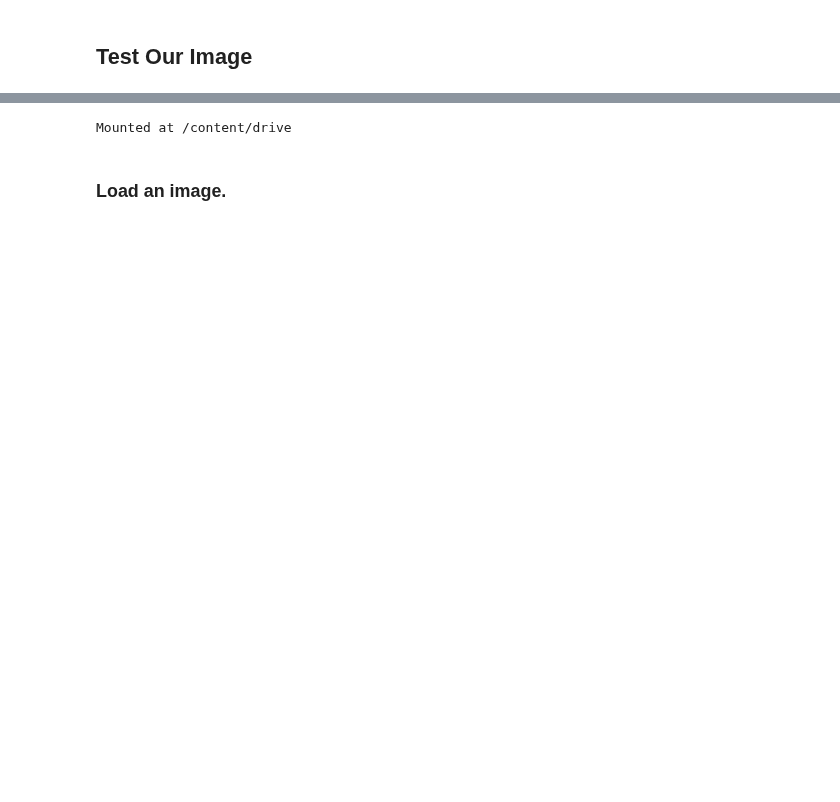
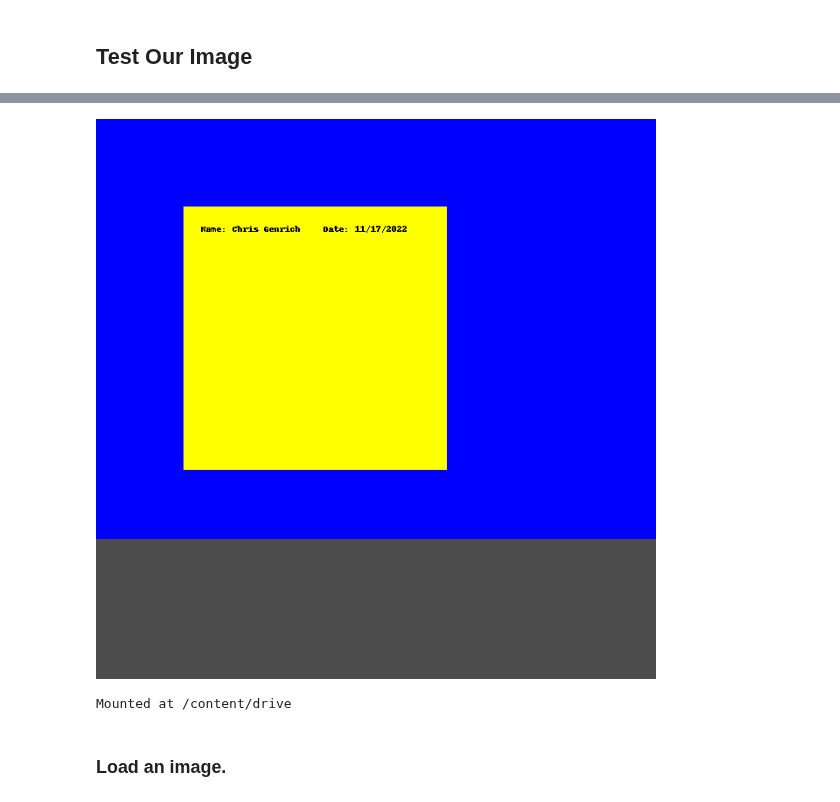
Before and after one commit to alixintong/btt-ai-know-your-customer, a Jupyter notebook: pix2seq_inference_official.ipynb, the cells around one changed output, grey strips where cells are left out. Drawn from its saved outputs; the diff is of its cells as text; code cells hidden in the pictures; blank space fills up the shorter version.

```diff
--- a/pix2seq_inference_official.ipynb
+++ b/pix2seq_inference_official.ipynb
@@ -184,3 +202,64 @@ Image.fromarray(vis)
+# %%
+#Inference
+
+num_instances_to_generate = 10 #
+min_score_thresh = 0.7
+
+# Build inference graph.
+task.config.task.max_instances_per_image_test = num_instances_to_generate
+@tf.function
+def infer(model, preprocessed_outputs):
+  return task.infer(model, preprocessed_outputs)
+
+# Construct features and dummy labels.
+im = np.array(im)
+features = {
+    'image': tf.image.convert_image_dtype(im, tf.float32),
+    'image/id': 0, # dummy image id.
+    'orig_image_size': tf.shape(im)[0:2],
+}
+labels = {
+    'label': tf.zeros([1], tf.int32),
+    'bbox': tf.zeros([1, 4]),
+    'area': tf.zeros([1]),
+    'is_crowd': tf.zeros([1]),
+}
+
+features, labels = data_utils.preprocess_eval(
+    features,
+    labels,
+    max_image_size=config.model.image_size,
+    max_instances_per_image=1)
+
+# Batch features and labels.
+features = {
+    k: tf.expand_dims(v, 0) for k, v in features.items()
+}
+labels = {
+    k: tf.expand_dims(v, 0) for k, v in labels.items()
+}
+
+# Inference.
+preprocessed_outputs = (features['image'], None, (features, labels))
+infer_outputs = infer(model, preprocessed_outputs)
+_, pred_seq, _ = infer_outputs
+results = task.postprocess_tpu(*infer_outputs)
+
+# Visualization.
+(images, _, pred_bboxes, _, pred_classes, scores, _, _, _, _, _) = results
+vis = vis_utils.visualize_boxes_and_labels_on_image_array(
+    image=tf.image.convert_image_dtype(images[0], tf.uint8).numpy(),
+    boxes=pred_bboxes[0].numpy(),
+    classes=pred_classes[0].numpy(),
+    scores=scores[0].numpy(),
+    category_index=categories_dict,
+    use_normalized_coordinates=True,
+    min_score_thresh=min_score_thresh,
+    max_boxes_to_draw=100)
+
+Image.fromarray(vis)
+# %% [output]
+[figure, added]
 # %%
 # this cell allows access to our folder
 from google.colab import drive
```
Also changed, not shown: parts of 8 cells of this notebook.
